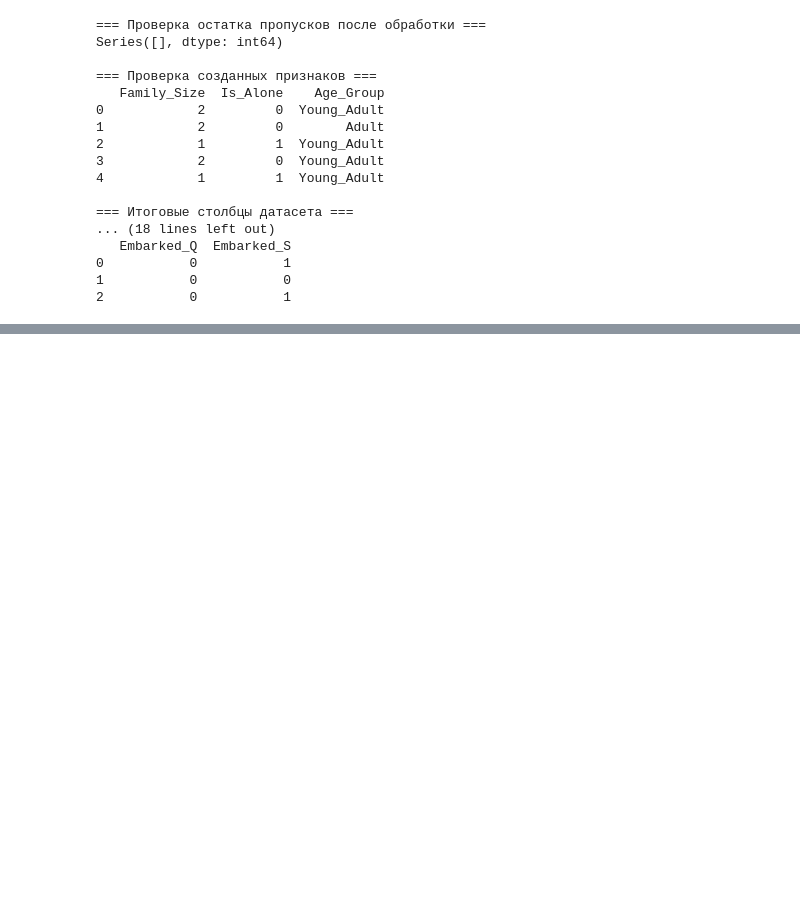
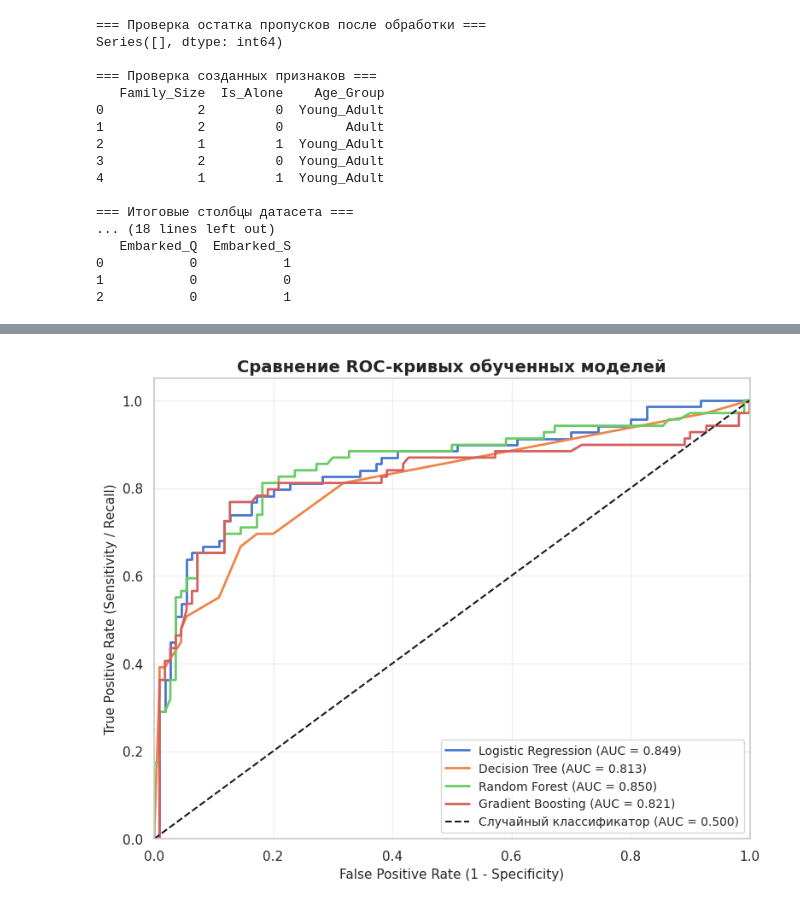
Before and after one commit to fivifri/ml-course-emelyanova, a Jupyter notebook: module-1-titanic/notebook.ipynb, the cells around one changed output, grey strips where cells are left out. Drawn from its saved outputs; the diff is of its cells as text; code cells hidden in the pictures; blank space fills up the shorter version.

```diff
--- a/module-1-titanic/notebook.ipynb
+++ b/module-1-titanic/notebook.ipynb
@@ -367,0 +549,22 @@ Series([], dtype: int64)
+# %%
+plt.figure(figsize=(9, 7))
+
+# Отрисовка ROC-кривой для каждой модели
+for name, proba in y_probas.items():
+    fpr, tpr, _ = roc_curve(y_test, proba)
+    auc_val = roc_auc_score(y_test, proba)
+    plt.plot(fpr, tpr, lw=2, label=f'{name} (AUC = {auc_val:.3f})')
+
+# Линия случайного угадывания (Baseline)
+plt.plot([0, 1], [0, 1], 'k--', lw=1.5, label='Случайный классификатор (AUC = 0.500)')
+
+plt.xlim([0.0, 1.0])
+plt.ylim([0.0, 1.05])
+plt.xlabel('False Positive Rate (1 - Specificity)', fontsize=11)
+plt.ylabel('True Positive Rate (Sensitivity / Recall)', fontsize=11)
+plt.title('Сравнение ROC-кривых обученных моделей', fontsize=14, fontweight='bold')
+plt.legend(loc='lower right', fontsize=10)
+plt.grid(True, alpha=0.3)
+plt.show()
+# %% [output]
+[figure, added]
```
Also changed, not shown: parts of 19 cells of this notebook, 7 other files.
